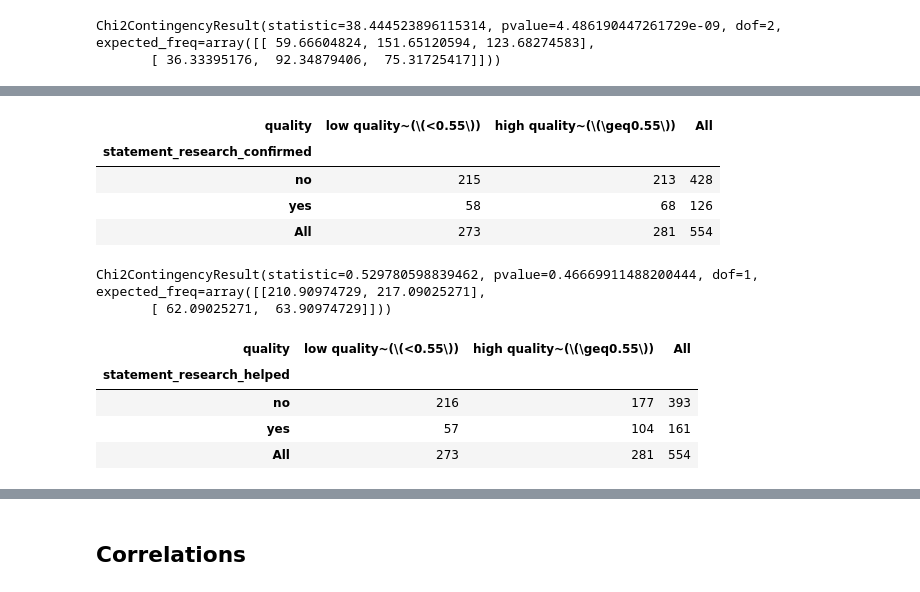
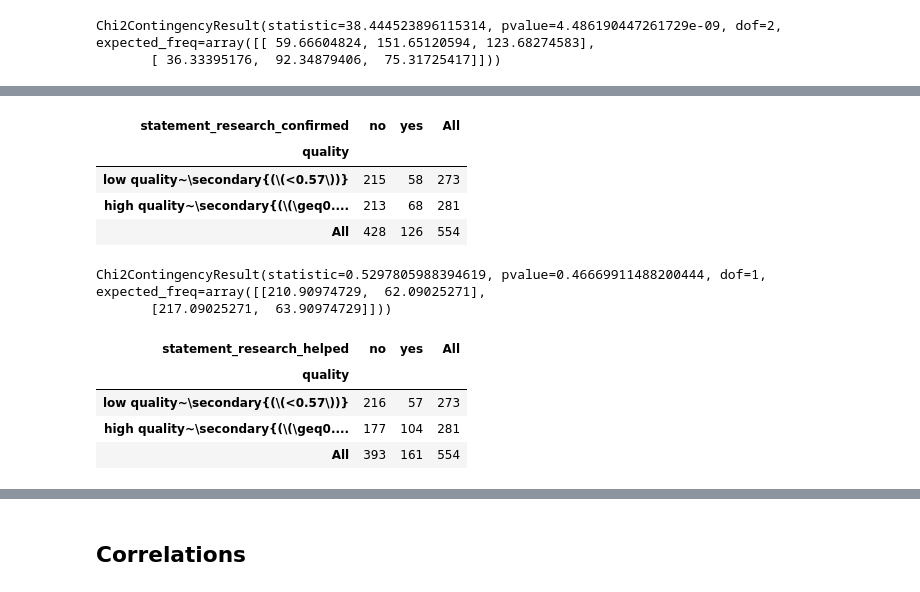
Before and after one commit to webis-de/clef24-search-quality-decision-making, a Jupyter notebook: notebooks/evaluation_user_study.ipynb, the cells around one changed output, grey strips where cells are left out. Cells and saved outputs as stored; diff of their text form; code cells hidden in the pictures.

```diff
--- a/notebooks/evaluation_user_study.ipynb
+++ b/notebooks/evaluation_user_study.ipynb
@@ -467,6 +493,7 @@ plot
 # %%
-quality_threshold = 0.55
-label_low_quality = r"low quality~(\(<"+f"{quality_threshold:.2f}"+r"\))"
-label_high_quality = r"high quality~(\(\geq"+f"{quality_threshold:.2f}"+r"\))"
+# Copy-pasted from the quality assessments evaluation notebook (median).
+quality_threshold = 0.56969696969697
+label_low_quality = r"low quality~\secondary{(\(<" + f"{quality_threshold:.2f}" + r"\))}"
+label_high_quality = r"high quality~\secondary{(\(\geq" + f"{quality_threshold:.2f}" + r"\))}"
 quality_threshold
 # %% [output]
@@ -481,6 +508,6 @@ initial_confidence_threshold
 # %%
-final_confidence_threshold = df["confidence_after_search"].mean()
-label_low_final_confidence = r"low final confidence~(\(<" + f"{final_confidence_threshold:.2f}" + r"\))"
-label_high_final_confidence = r"high final confidence~(\(\geq" + f"{final_confidence_threshold:.2f}" + r"\))"
+final_confidence_threshold = df["confidence_after_search"].median()
+label_low_final_confidence = r"low confidence~\secondary{(\(<" + f"{final_confidence_threshold:.0f}" + r"\))}"
+label_high_final_confidence = r"high confidence~\secondary{(\(\geq" + f"{final_confidence_threshold:.0f}" + r"\))}"
 final_confidence_threshold
 # %% [output]
@@ -1151,43 +1086,43 @@ print(r"\end{tabular}")
 # %%
 contingency_statement_research_confirmed = crosstab(
-    index=df_test2["statement_research_confirmed"],
-    columns=df_test2["quality"],
+    index=df_test2["quality"],
+    columns=df_test2["statement_research_confirmed"],
 )
 contingency_full_statement_research_confirmed = crosstab(
-    index=df_test2["statement_research_confirmed"],
-    columns=df_test2["quality"],
+    index=df_test2["quality"],
+    columns=df_test2["statement_research_confirmed"],
     margins=True,
 )
 contingency_full_statement_research_confirmed
 # %% [output]
-| quality | low quality~(\(<0.55\)) | high quality~(\(\geq0.55\)) | All |
-| statement_research_confirmed |  |  |  |
-| no | 215 | 213 | 428 |
-| yes | 58 | 68 | 126 |
-| All | 273 | 281 | 554 |
+| statement_research_confirmed | no | yes | All |
+| quality |  |  |  |
+| low quality~\secondary{(\(<0.57\))} | 215 | 58 | 273 |
+| high quality~\secondary{(\(\geq0.... | 213 | 68 | 281 |
+| All | 428 | 126 | 554 |
 # %%
 chi2_statement_research_confirmed = chi2_contingency(contingency_statement_research_confirmed)
 chi2_statement_research_confirmed
 # %% [output]
-Chi2ContingencyResult(statistic=0.529780598839462, pvalue=0.46669911488200444, dof=1, expected_freq=array([[210.90974729, 217.09025271],
-       [ 62.09025271,  63.90974729]]))
+Chi2ContingencyResult(statistic=0.5297805988394619, pvalue=0.46669911488200444, dof=1, expected_freq=array([[210.90974729,  62.09025271],
+       [217.09025271,  63.90974729]]))
 # %%
 contingency_statement_research_helped = crosstab(
-    index=df_test2["statement_research_helped"],
-    columns=df_test2["quality"],
+    index=df_test2["quality"],
+    columns=df_test2["statement_research_helped"],
 )
 contingency_full_statement_research_helped = crosstab(
-    index=df_test2["statement_research_helped"],
-    columns=df_test2["quality"],
+    index=df_test2["quality"],
+    columns=df_test2["statement_research_helped"],
     margins=True,
 )
 contingency_full_statement_research_helped
 # %% [output]
-| quality | low quality~(\(<0.55\)) | high quality~(\(\geq0.55\)) | All |
-| statement_research_helped |  |  |  |
-| no | 216 | 177 | 393 |
-| yes | 57 | 104 | 161 |
-| All | 273 | 281 | 554 |
+| statement_research_helped | no | yes | All |
+| quality |  |  |  |
+| low quality~\secondary{(\(<0.57\))} | 216 | 57 | 273 |
+| high quality~\secondary{(\(\geq0.... | 177 | 104 | 281 |
+| All | 393 | 161 | 554 |
 # %%
 chi2_statement_research_helped = chi2_contingency(contingency_statement_research_helped)
 chi2_statement_research_helped
```
Also changed, not shown: parts of 56 cells of this notebook.
